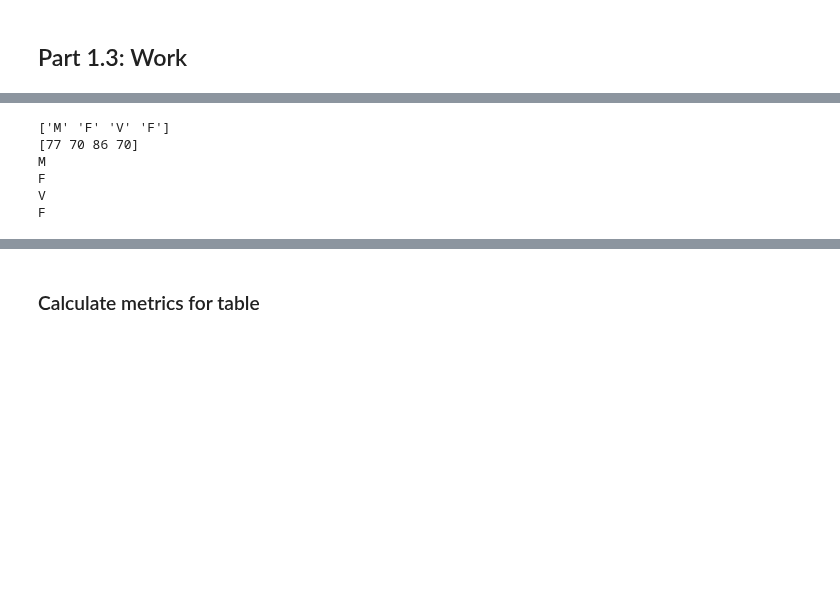
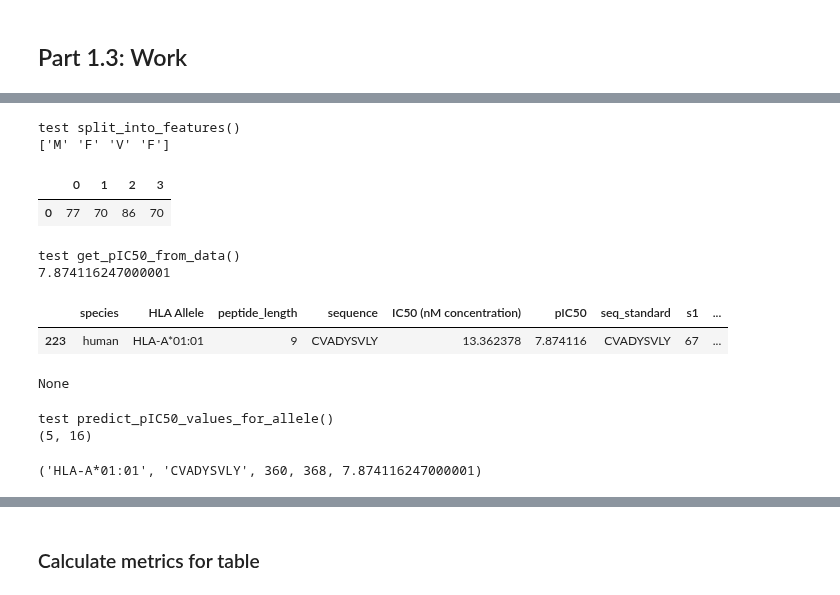
Before and after one commit to ryanquinnnelson/CMU-02718-HW5, a Jupyter notebook: 02_518_02_718_HW_5_ryann.ipynb, the cells around one changed output, grey strips where cells are left out. Cells and saved outputs as stored; diff of their text form; code cells hidden in the pictures; blank space fills up the shorter version.

```diff
--- a/02_518_02_718_HW_5_ryann.ipynb
+++ b/02_518_02_718_HW_5_ryann.ipynb
@@ -596,7 +592,3 @@ for allele in class_ii_list:
     m,s = score_regression_model(MHC2_df,allele)
     result = [allele,round(s,5),round(m,5)] # std_dev before mean
     regression_scores_mhc2.append(result)
-
-# append a record for each missing allele
-for allele in missing:
-    regression_scores_mhc2.append([allele,-1,-1])
@@ -701 +820,47 @@ Generate a set of labeled (MHC,peptide) pairs, where the label is the predicted
+# %%
+print('test split_into_features()')
+print(spike_array[:4])
+split_into_features(encode_seq(spike_array[:4]))
+# %% [output]
+test split_into_features()
+['M' 'F' 'V' 'F']
+|  | 0 | 1 | 2 | 3 |
+| 0 | 77 | 70 | 86 | 70 |
+# %%
+print('test get_pIC50_from_data()')
+
+# match exists
+print(get_pIC50_from_data(MHC1_df,'HLA-A*01:01','CVADYSVLY'))
+
+MHC1_df[(MHC1_df['HLA Allele'] == 'HLA-A*01:01') & (MHC1_df['seq_standard'] == 'CVADYSVLY')]
+# %% [output]
+test get_pIC50_from_data()
+7.874116247000001
+|  | species | HLA Allele | peptide_length | sequence | IC50 (nM concentration) | pIC50 | seq_standard | s1 | ... |
+| 223 | human | HLA-A*01:01 | 9 | CVADYSVLY | 13.362378 | 7.874116 | CVADYSVLY | 67 | ... |
+# %%
+# match doesn't exist
+seq = get_spike_array('CVADYSVLY')
+print(get_pIC50_from_data(MHC1_df,'HLA-A*02:01','CVADYSVLY'))
+# %% [output]
+None
+# %%
+print('test predict_pIC50_values_for_allele()')
+
+test_df = MHC1_df[MHC1_df['seq_standard'] == 'CVADYSVLY']
+print(test_df.shape)
+
+# train model for this allele
+test_model = train_regresson_model(MHC1_df,'HLA-A*01:01')
+
+test_results = predict_pIC50_values_for_allele(test_df, test_model, 'HLA-A*01:01', spike_array, 9)
+# %% [output]
+test predict_pIC50_values_for_allele()
+(5, 16)
+# %%
+for each in test_results:
+    if round(each[4],2) == 7.87:
+        print(each)
+# %% [output]
+('HLA-A*01:01', 'CVADYSVLY', 360, 368, 7.874116247000001)
 # %%
@@ -770,17 +889,3 @@ def predict_pIC50_values(allele_list, df, seq, k):
 
     return results
-# %%
-# test to ensure encoding is working
-
-print(spike_sequence[:4])
-print(encode_seq(spike_sequence[:4]))
-for each in encode_seq(spike_sequence[:4]):
-    print(chr(each))
-# %% [output]
-['M' 'F' 'V' 'F']
-[77 70 86 70]
-M
-F
-V
-F
 # %%
```
Also changed, not shown: parts of 22 cells of this notebook.
